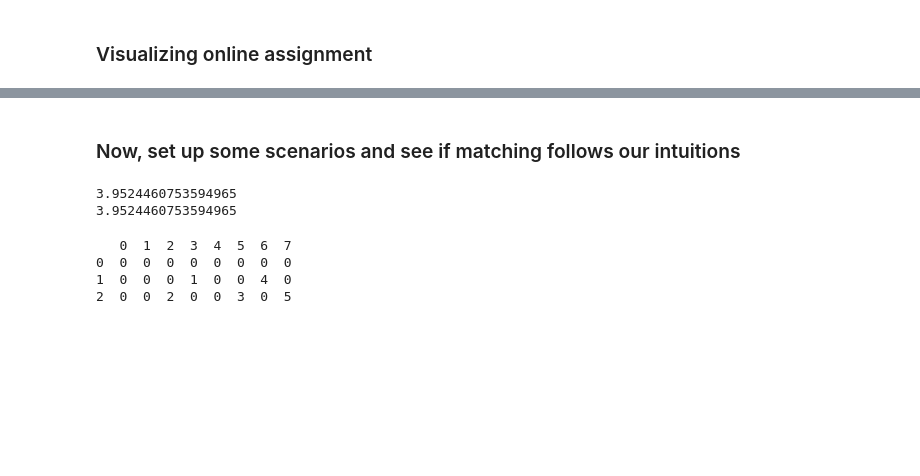
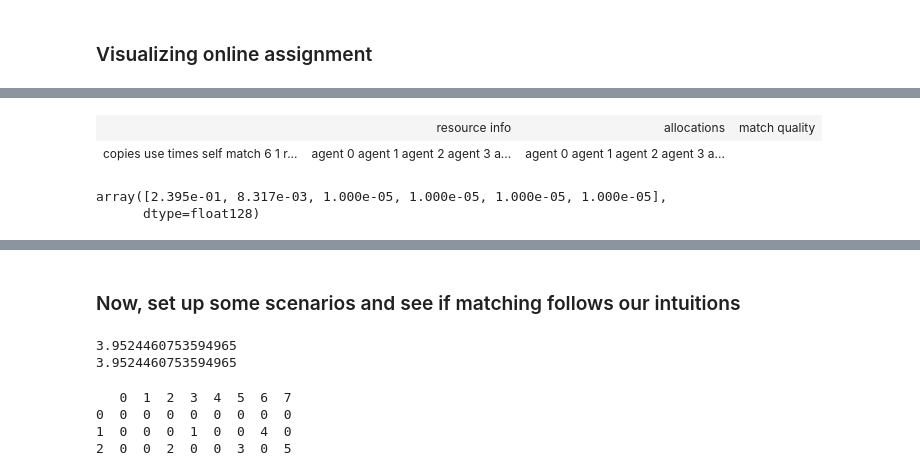
Before and after one commit to lguerdan/dynamic-matching-solver, a Jupyter notebook: v2_dynamic_matching_lp_solver_expansion2.ipynb, the cells around one changed output, grey strips where cells are left out. Cells and saved outputs as stored; diff of their text form; code cells hidden in the pictures; blank space fills up the shorter version.

```diff
--- a/v2_dynamic_matching_lp_solver_expansion2.ipynb
+++ b/v2_dynamic_matching_lp_solver_expansion2.ipynb
@@ -407,0 +612,10 @@ display_3D([allocs, online_allocs], [comps, pairing_weights], names, c, k, T)
+# %%
+display_2D(I,J,T,pairing_weights, allocs)
+# %% [output]
+|  | resource info | allocations | match quality |
+| copies use times self match 6 1 r... | agent 0 agent 1 agent 2 agent 3 a... | agent 0 agent 1 agent 2 agent 3 a... |
+# %%
+betas
+# %% [output]
+array([2.395e-01, 8.317e-03, 1.000e-05, 1.000e-05, 1.000e-05, 1.000e-05],
+      dtype=float128)
```
Also changed, not shown: parts of 34 cells of this notebook, 15 other files.
